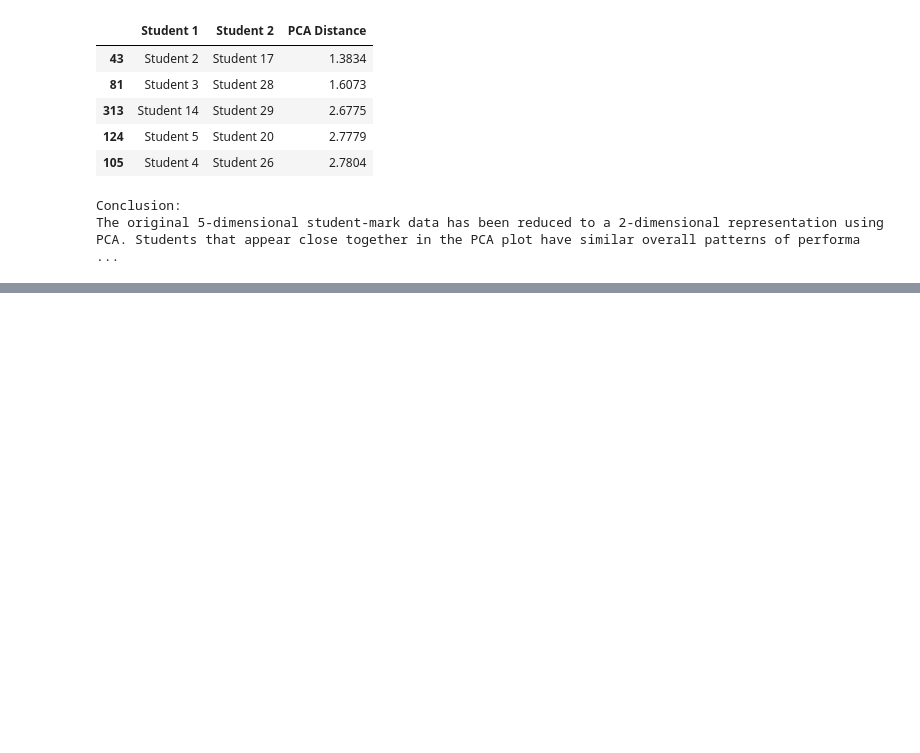
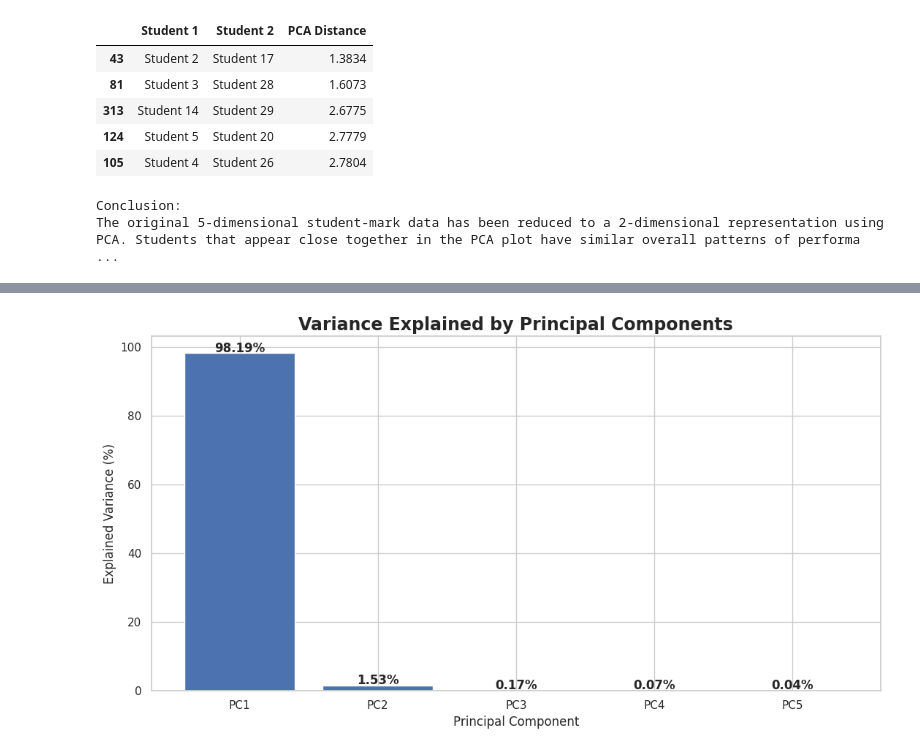
Before and after one commit to kiethema123-csm/Team4, a Jupyter notebook: Incredible_py.ipynb, the cells around one changed output, grey strips where cells are left out. Drawn from its saved outputs; the diff is of its cells as text; code cells hidden in the pictures; blank space fills up the shorter version.

```diff
--- a/Incredible_py.ipynb
+++ b/Incredible_py.ipynb
@@ -817,0 +1540,53 @@ custom_marks = np.array([
+# %%
+# ============================================
+# CELL 15: EXPLAINED VARIANCE CHART
+# ============================================
+
+plt.figure(figsize=(11, 6))
+
+components = [
+    f"PC{i}"
+    for i in range(1, 6)
+]
+
+values = (
+    explained_variance_ratio * 100
+)
+
+bars = plt.bar(
+    components,
+    values
+)
+
+for bar, value in zip(
+    bars,
+    values
+):
+
+    plt.text(
+        bar.get_x() + bar.get_width() / 2,
+        bar.get_height() + 0.4,
+        f"{value:.2f}%",
+        ha="center",
+        fontweight="bold"
+    )
+
+plt.title(
+    "Variance Explained by Principal Components",
+    fontsize=17,
+    fontweight="bold"
+)
+
+plt.xlabel(
+    "Principal Component"
+)
+
+plt.ylabel(
+    "Explained Variance (%)"
+)
+
+plt.tight_layout()
+
+plt.show()
+# %% [output]
+[figure, added]
```
Also changed, not shown: parts of 20 cells of this notebook.
